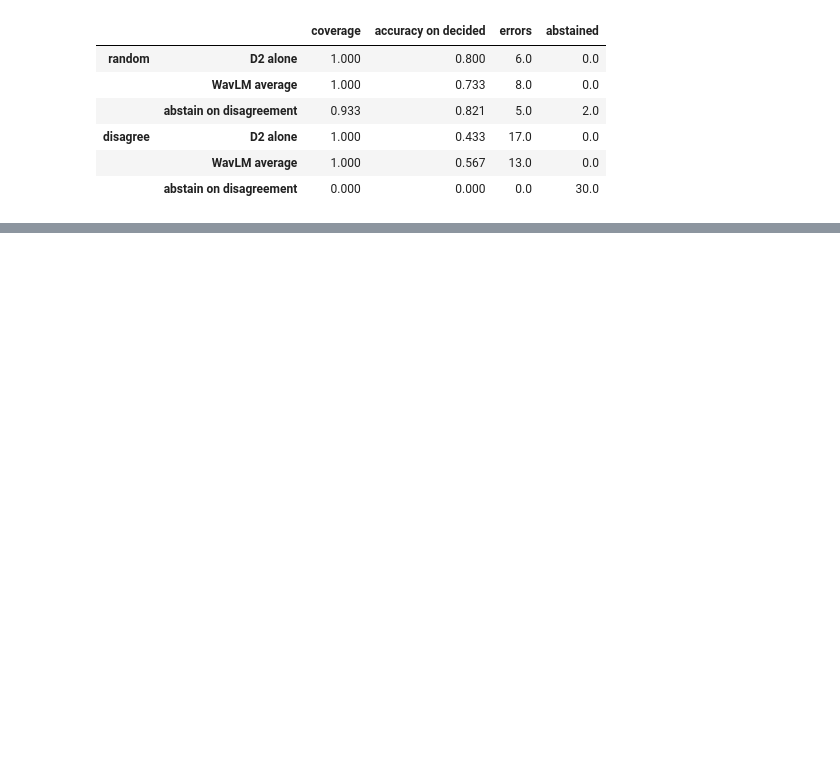
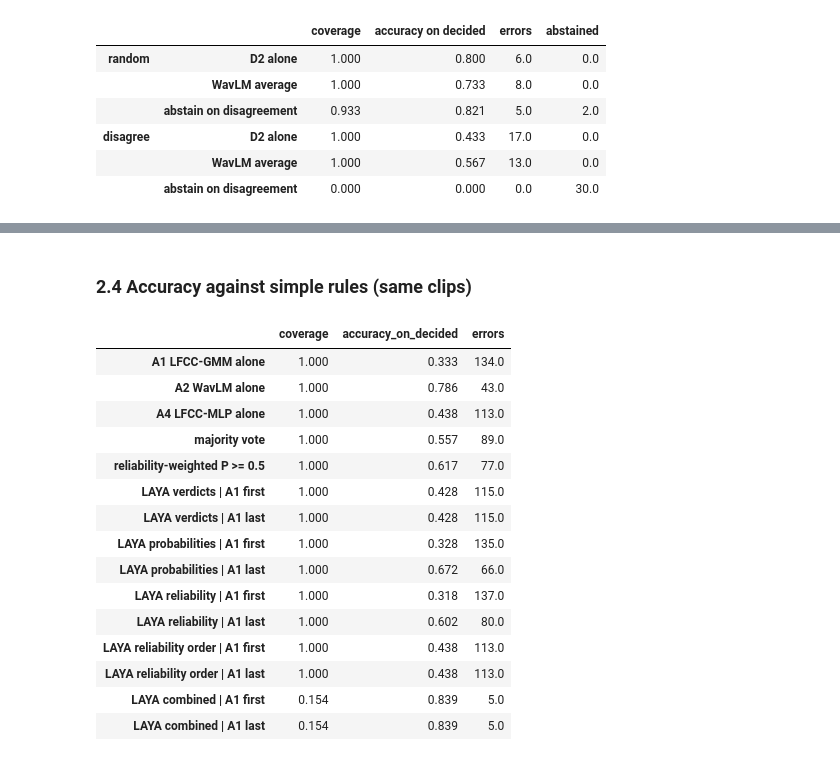
Before and after one commit to Qwenty228/GC2-EchoJEV, a Jupyter notebook: SystemCode/notebooks/06_jev.ipynb, the cells around one changed output, grey strips where cells are left out. Drawn from its saved outputs; the diff is of its cells as text; code cells hidden in the pictures; blank space fills up the shorter version.

```diff
--- a/SystemCode/notebooks/06_jev.ipynb
+++ b/SystemCode/notebooks/06_jev.ipynb
@@ -181,0 +319,21 @@ pd.concat({g: pd.DataFrame({k: summarise(v, (pool.group == g).to_numpy()) for k,
+# %% [markdown]
+### 2.4 Accuracy against simple rules (same clips)
+# %%
+pd.DataFrame(arb_metrics["results"]).T.round(3)
+# %% [output]
+|  | coverage | accuracy_on_decided | errors |
+| A1 LFCC-GMM alone | 1.000 | 0.333 | 134.0 |
+| A2 WavLM alone | 1.000 | 0.786 | 43.0 |
+| A4 LFCC-MLP alone | 1.000 | 0.438 | 113.0 |
+| majority vote | 1.000 | 0.557 | 89.0 |
+| reliability-weighted P >= 0.5 | 1.000 | 0.617 | 77.0 |
+| LAYA verdicts | A1 first | 1.000 | 0.428 | 115.0 |
+| LAYA verdicts | A1 last | 1.000 | 0.428 | 115.0 |
+| LAYA probabilities | A1 first | 1.000 | 0.328 | 135.0 |
+| LAYA probabilities | A1 last | 1.000 | 0.672 | 66.0 |
+| LAYA reliability | A1 first | 1.000 | 0.318 | 137.0 |
+| LAYA reliability | A1 last | 1.000 | 0.602 | 80.0 |
+| LAYA reliability order | A1 first | 1.000 | 0.438 | 113.0 |
+| LAYA reliability order | A1 last | 1.000 | 0.438 | 113.0 |
+| LAYA combined | A1 first | 0.154 | 0.839 | 5.0 |
+| LAYA combined | A1 last | 0.154 | 0.839 | 5.0 |
```
Also changed, not shown: parts of 19 cells of this notebook, 5 other files.
